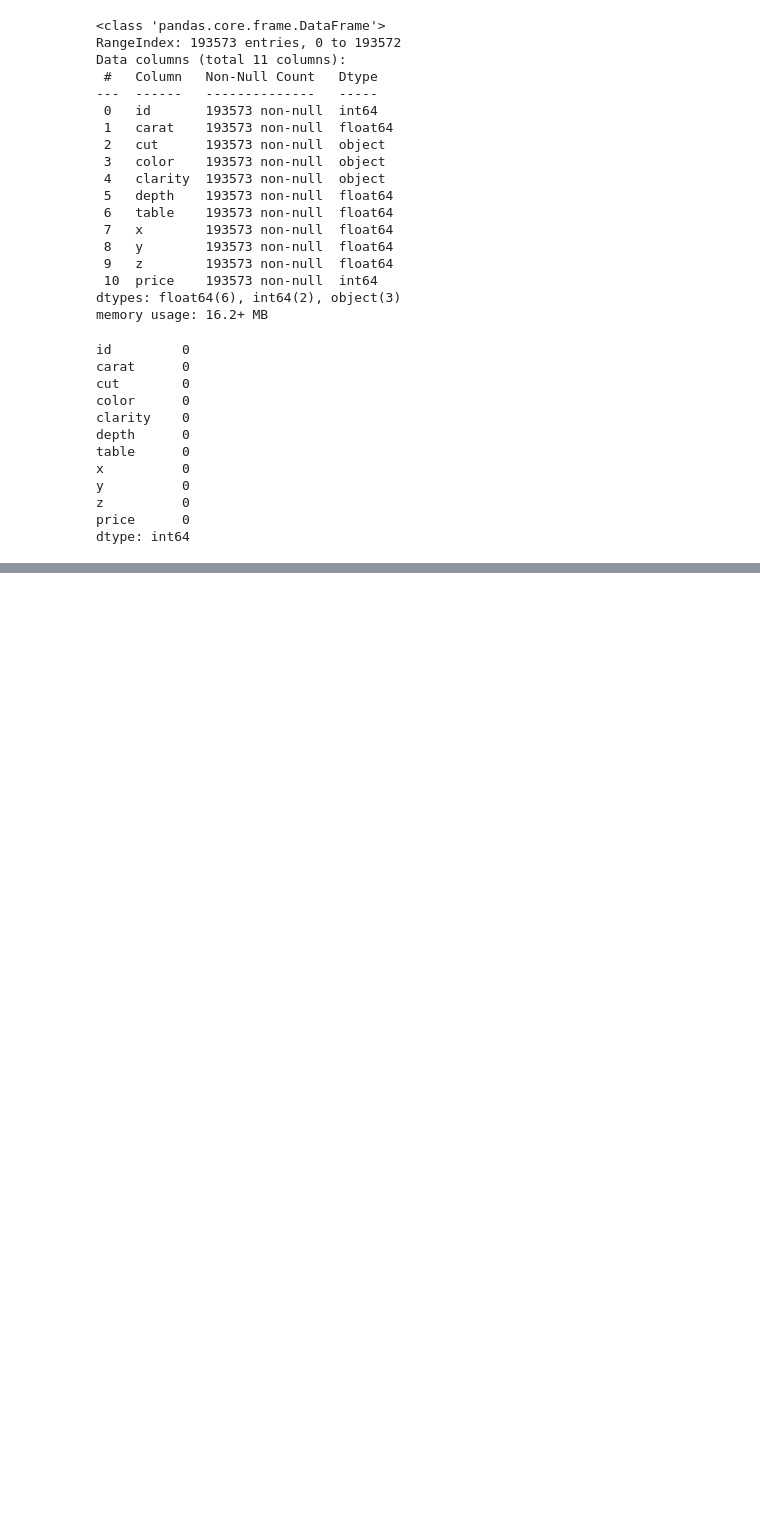
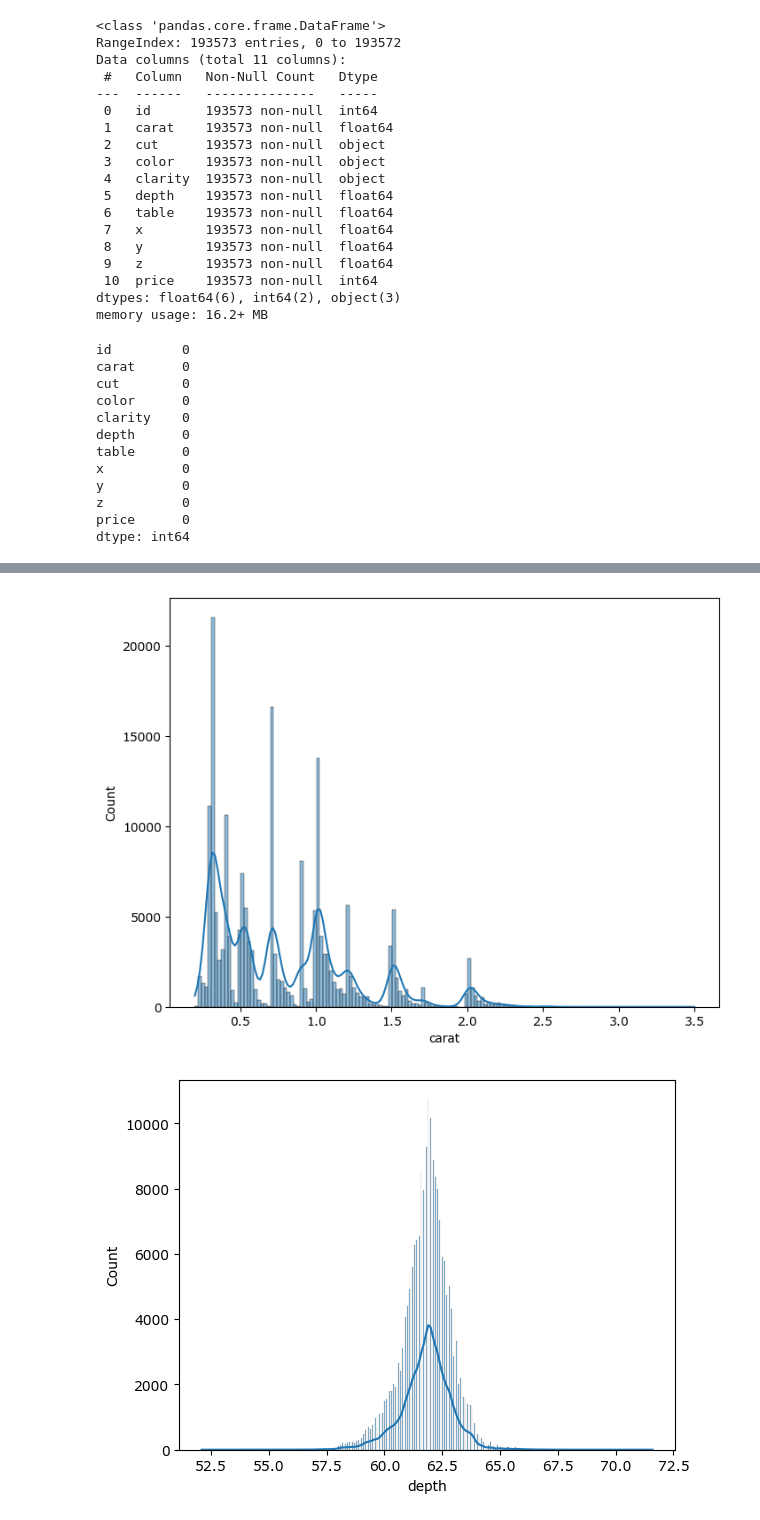
Before and after one commit to Monish-Nallagondalla/DiamondPricePrediction, a Jupyter notebook: notebooks/EDA.ipynb, the cells around one changed output, grey strips where cells are left out. Saved outputs shown, nothing was run; the diff lists cells and outputs as text; code cells hidden in the pictures; blank space fills up the shorter version.

```diff
--- a/notebooks/EDA.ipynb
+++ b/notebooks/EDA.ipynb
@@ -83,3 +83,8 @@ y          0
 z          0
 price      0
 dtype: int64
+# %%
+# drop Id as it is not of much value
+
+df = df.drop(columns=['id'],axis=1)
+df.head()
@@ -85,0 +102,8 @@ dtype: int64
+# %%
+# segregate the numericals and categorical columns
+
+numerical_columns = df.columns[df.dtypes!='object']
+categorical_columns = df.columns[df.dtypes == 'object']
+
+print('numerical columns',numerical_columns)
+print('categorical columns', categorical_columns)
@@ -85,0 +156,12 @@ dtype: int64
+# %%
+# plotting Numberical columns
+
+plt.figure(figsize = (8,6))
+x= 0
+for i in numerical_columns:
+    sns.histplot(data=df , x=i ,kde=True)
+   # print('\n')
+    plt.show()
+# %% [output]
+[figure, added]
+[figure, added]
```
Also changed, not shown: parts of 14 cells of this notebook.
